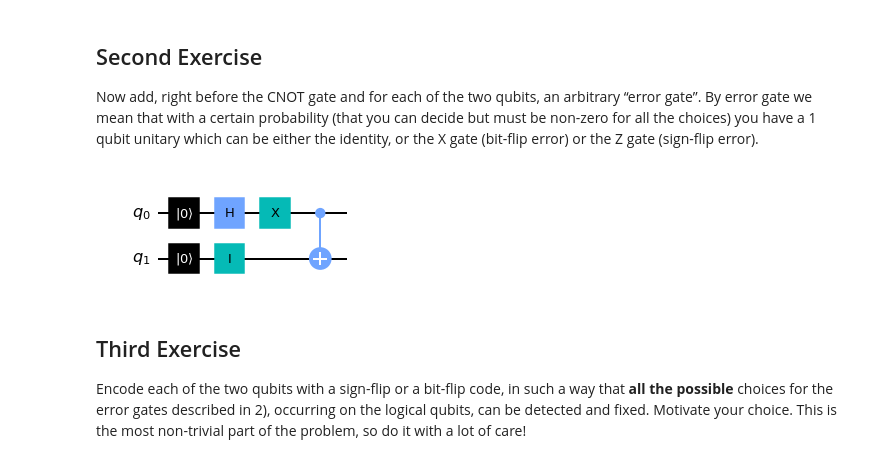
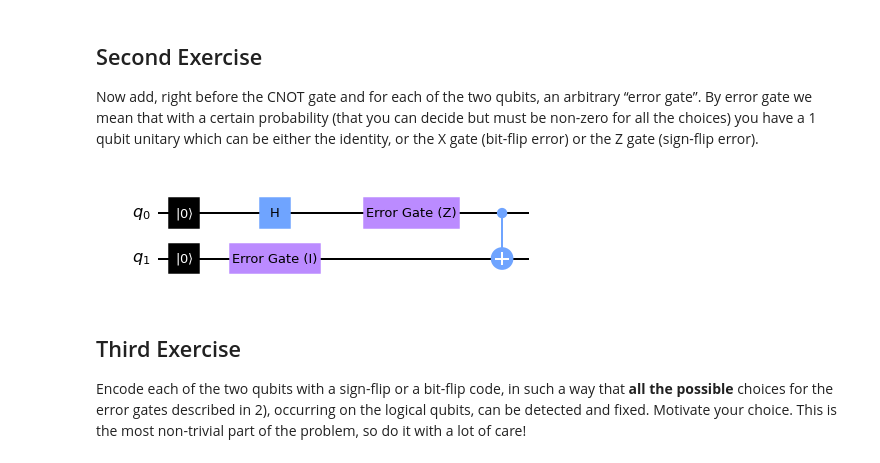
Before and after one commit to iamtxena/qc-mentorship-program, a Jupyter notebook: qosf-error-correction-task.ipynb, the cells around one changed output. Cells and saved outputs as stored; diff of their text form; code cells hidden in the pictures.

Commit message:
refactor: using an opaque ErrorGate

```diff
--- a/qosf-error-correction-task.ipynb
+++ b/qosf-error-correction-task.ipynb
@@ -53,9 +54,9 @@ def initTwoRandomBits() -> str:
     # Return the two bit string
     return list(counts.keys())[0]
 # %%
-def addErrorGate(inputCircuit, qubitPosition):
+def randomErrorGate() -> UnitaryGate:
     """
-        Given a circuit, adds the identity, X or Z gate with a random probability.
+        Creates an Unitary Gate, either the identity, X or Z gate with a random probability.
         The probability is computed measuring from a new internal two-qubit circuit qubits,
         to which it has applied a Hadamard gate to in a superposition state and then to
         generate an actual random probability.
@@ -72,30 +73,33 @@ def addErrorGate(inputCircuit, qubitPosition):
          The probability decision table gives a 50% of being the Identity, and a 25% the
          X or the Z gate
     """
+    from qiskit.circuit.library import IGate, XGate, ZGate
+
     twoRandomBits = initTwoRandomBits()
     if (twoRandomBits == "00" or twoRandomBits == "11"):
-        inputCircuit.id(qubitPosition)
+        return UnitaryGate(IGate(), label="Error Gate (I)")
     if (twoRandomBits == "01"):
-        inputCircuit.x(qubitPosition)
+        return UnitaryGate(XGate(), label="Error Gate (X)")
     if (twoRandomBits == "10"):
-        inputCircuit.z(qubitPosition)
+        return UnitaryGate(ZGate(), label="Error Gate (Z)")
 # %%
 # Create 2 qbits circuit
-circuitExerciseTwo = QuantumCircuit(2)
+qreg_q = QuantumRegister(2, 'q')
+circuitExerciseTwo = QuantumCircuit(qreg_q)
 # By default circuit start with |0>, but we can also explicitely reset it with |0> state
 circuitExerciseTwo.reset(0)
 circuitExerciseTwo.reset(1)
 # Add a H gate on qubit 0
 circuitExerciseTwo.h(0)
 # Add an error gate on each qubit
-addErrorGate(circuitExerciseTwo, 0)
-addErrorGate(circuitExerciseTwo, 1)
+circuitExerciseTwo.append(randomErrorGate(), [qreg_q[0]])
+circuitExerciseTwo.append(randomErrorGate(), [qreg_q[1]])
 # Add a CX (CNOT) gate on control qubit 0 and target qubit 1
 circuitExerciseTwo.cx(0, 1)
 # Draw the circuit
 circuitExerciseTwo.draw('mpl')
 # %% [output]
-[figure, old version]
+[figure, new version]
 # %% [markdown]
 ## Third Exercise
 
```
Also changed, not shown: parts of 3 cells of this notebook.
